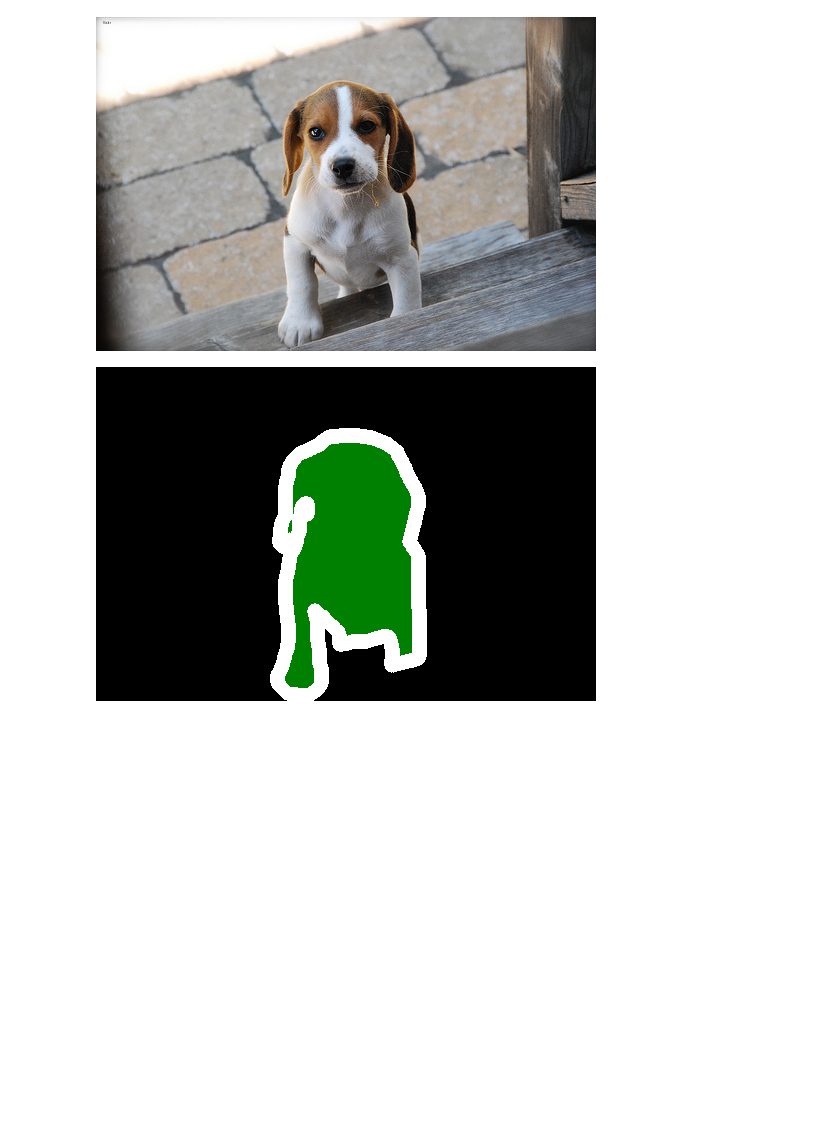
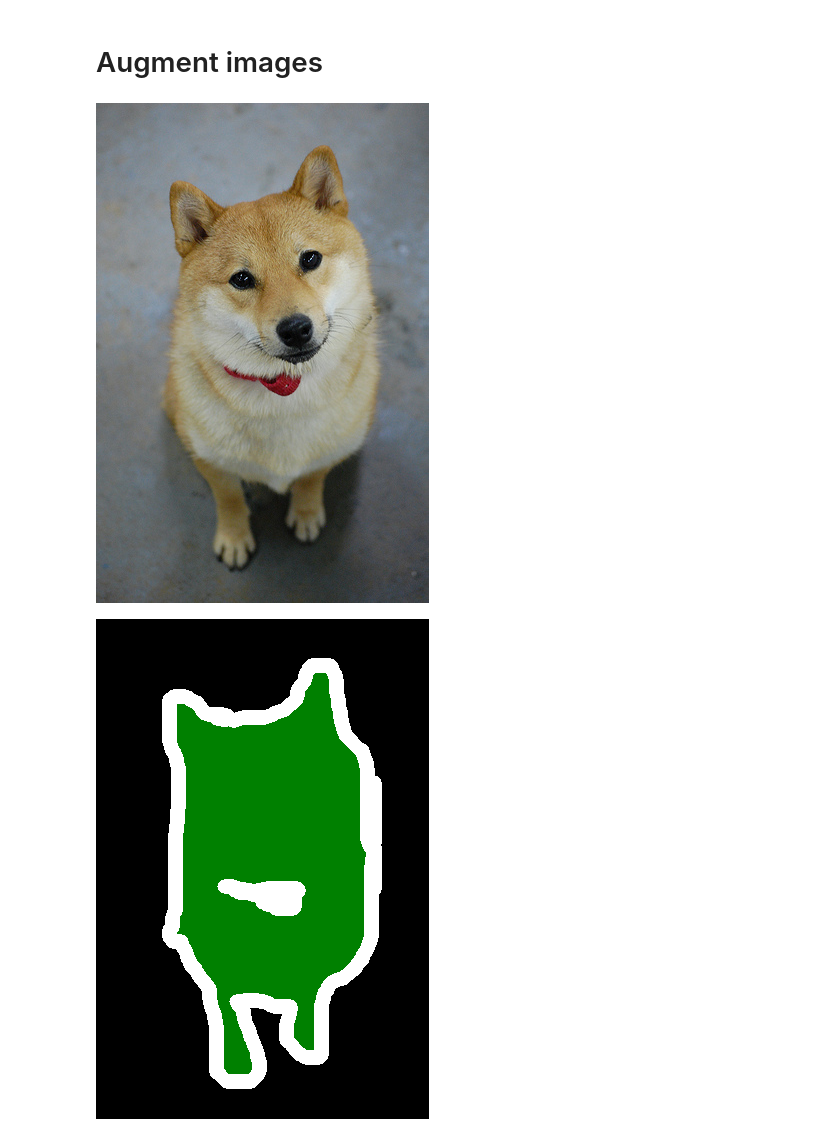
Before and after one commit to nminnie/cv-project, a Jupyter notebook: notebooks/image_augmentation.ipynb, the cells around one changed output. Drawn from its saved outputs; the diff is of its cells as text; code cells hidden in the pictures; blank space fills up the shorter version.

Commit message:
Update data augmentation functions

```diff
--- a/notebooks/image_augmentation.ipynb
+++ b/notebooks/image_augmentation.ipynb
@@ -97,7 +66,10 @@ def random_crop(image, mask, crop_size=(200, 200)):
+# %% [markdown]
+# Augment images
 # %%
-original_image = Image.open("../Dataset/TrainVal/color/beagle_101.jpg")
-original_mask = Image.open("../Dataset/TrainVal/label/beagle_101.png")
-display(original_image, original_mask)
+# Original image
+image = Image.open("../Dataset/TrainVal/color/shiba_inu_165.jpg")
+mask = Image.open("../Dataset/TrainVal/label/shiba_inu_165.png")
+display(image, mask)
 # %% [output]
-[figure, old version]
+[figure, new version]
-[figure, old version]
+[figure, new version]
```
Also changed, not shown: parts of 24 cells of this notebook.
